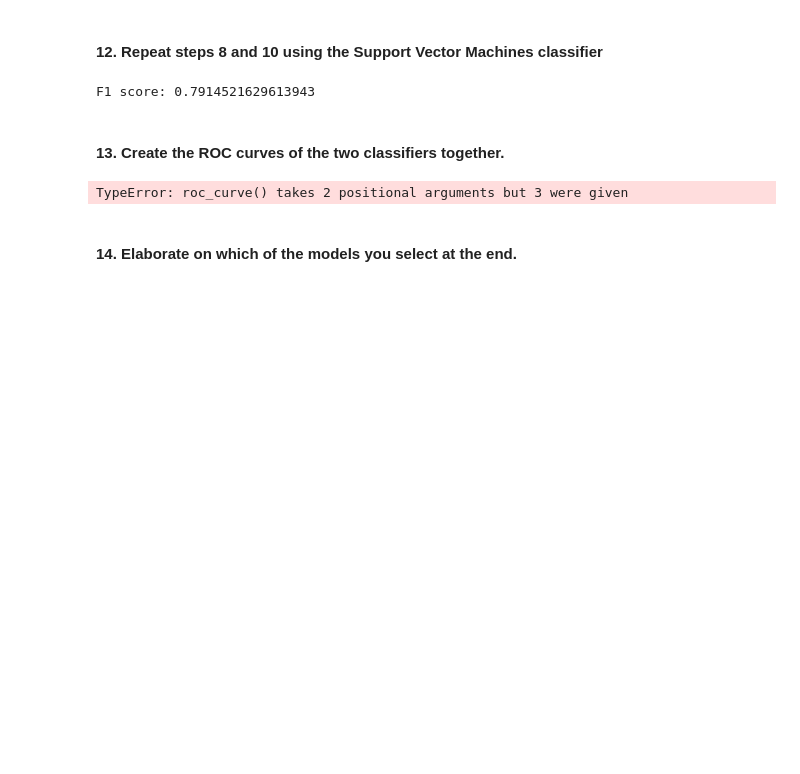
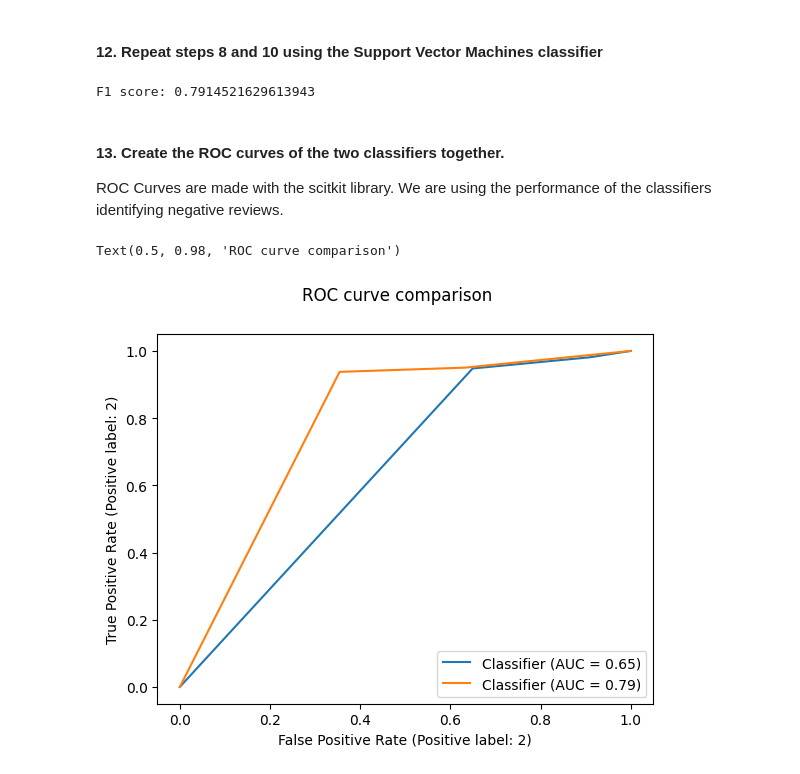
Before and after one commit to jbohmann1/TEC640FinalProject, a Jupyter notebook: tec640finalproject.ipynb, the cells around one changed output. Drawn from its saved outputs; the diff is of its cells as text; code cells hidden in the pictures; blank space fills up the shorter version.

```diff
--- a/tec640finalproject.ipynb
+++ b/tec640finalproject.ipynb
@@ -308,14 +308,15 @@ print("F1 score:", f1)
 F1 score: 0.7914521629613943
 # %% [markdown]
 #### 13. Create the ROC curves of the two classifiers together.
+
+ROC Curves are made with the scitkit library. We are using the performance of the classifiers identifying negative reviews.
 # %%
 from sklearn import metrics
 
 # Create and plot the ROC curves.
-nb_disp = metrics.roc_curve(y_pred, X_test_vec.toarray(), y_test)
-svm_disp = metrics.roc_curve(y_predSVC, X_test_vec.toarray(), y_test, ax=nb_disp.ax_)
+dt_dsp = metrics.RocCurveDisplay.from_predictions(y_true=y_test, y_pred=y_predh1, pos_label=2)
+svm_disp = metrics.RocCurveDisplay.from_predictions(y_true=y_test, y_pred=y_predSVC, pos_label=2, ax=dt_dsp.ax_)
 svm_disp.figure_.suptitle("ROC curve comparison")
 # %% [output]
-TypeError: roc_curve() takes 2 positional arguments but 3 were given
+Text(0.5, 0.98, 'ROC curve comparison')
+[figure, added]
-# %% [markdown]
-#### 14. Elaborate on which of the models you select at the end.
```
Also changed, not shown: parts of 5 cells of this notebook.
